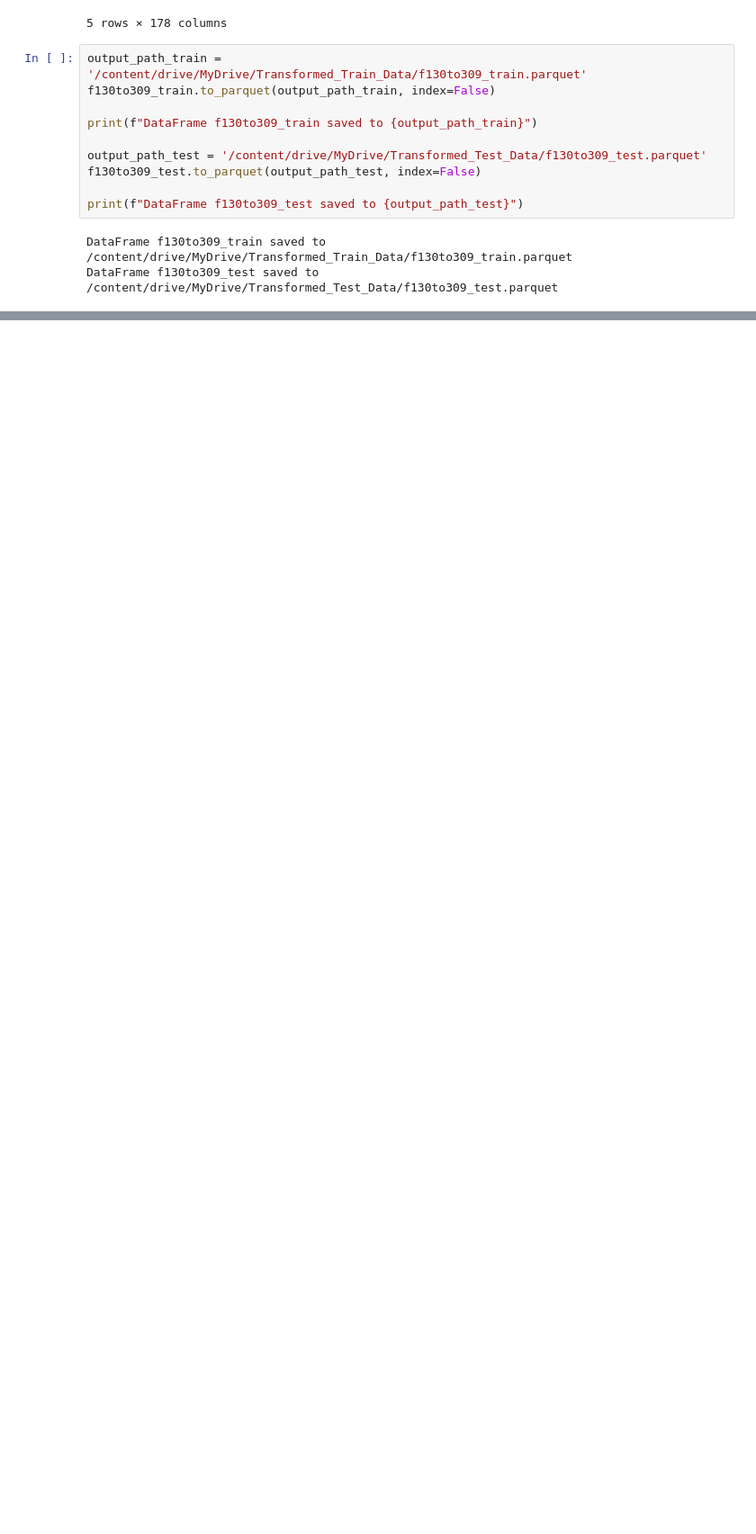
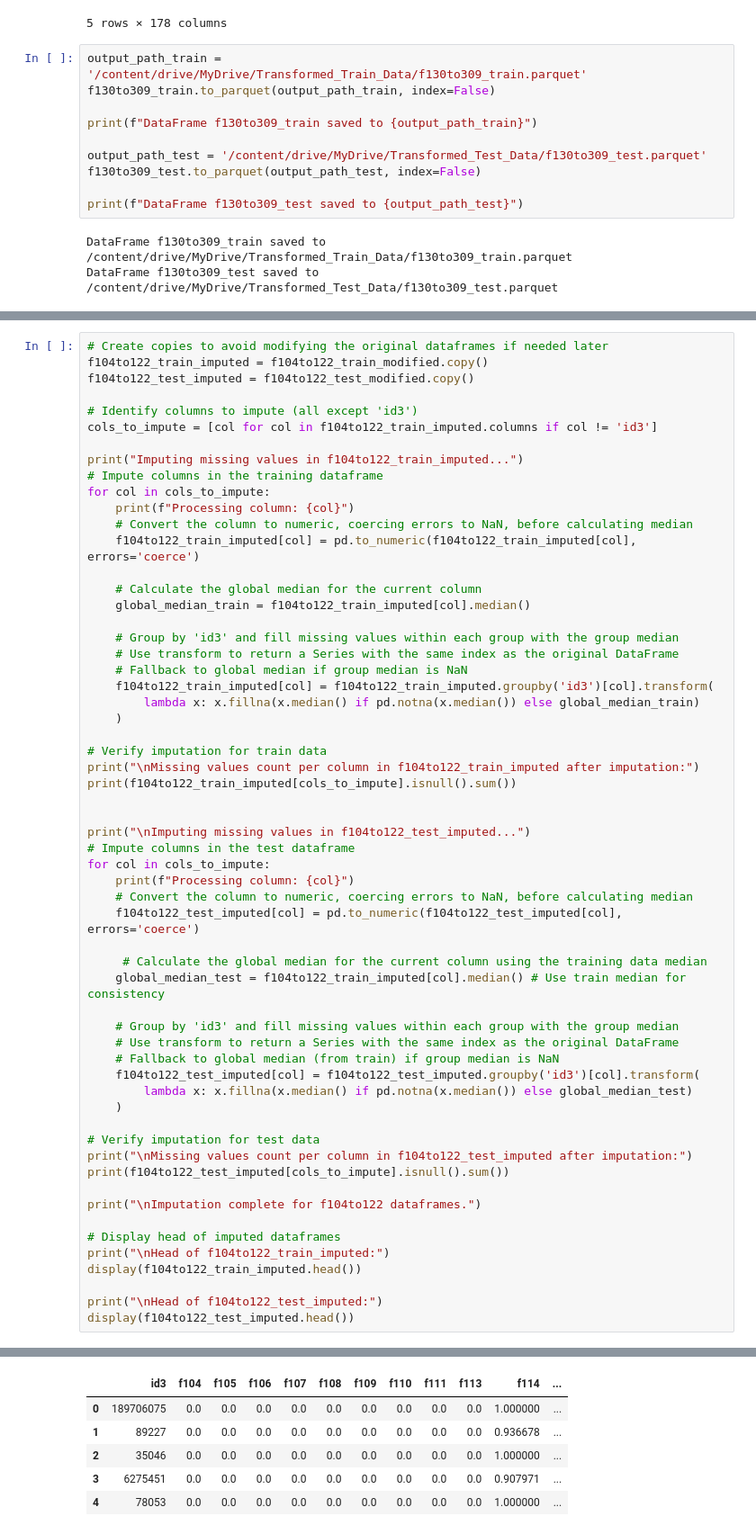
Before and after one commit to rishabh-0042/American_Express_Hackathon_25-2025, a Jupyter notebook: Feature_Engineering4.2.ipynb, the cells around one changed output, grey strips where cells are left out. Shown at 90% size. Saved outputs shown, nothing was run; the diff lists cells and outputs as text; blank space fills up the shorter version.

```diff
--- a/Feature_Engineering4.2.ipynb
+++ b/Feature_Engineering4.2.ipynb
@@ -1147,0 +1331,60 @@ DataFrame f130to309_test saved to /content/drive/MyDrive/Transformed_Test_Data/f
+# %%
+# Create copies to avoid modifying the original dataframes if needed later
+f104to122_train_imputed = f104to122_train_modified.copy()
+f104to122_test_imputed = f104to122_test_modified.copy()
+
+# Identify columns to impute (all except 'id3')
+cols_to_impute = [col for col in f104to122_train_imputed.columns if col != 'id3']
+
+print("Imputing missing values in f104to122_train_imputed...")
+# Impute columns in the training dataframe
+for col in cols_to_impute:
+    print(f"Processing column: {col}")
+    # Convert the column to numeric, coercing errors to NaN, before calculating median
+    f104to122_train_imputed[col] = pd.to_numeric(f104to122_train_imputed[col], errors='coerce')
+
+    # Calculate the global median for the current column
+    global_median_train = f104to122_train_imputed[col].median()
+
+    # Group by 'id3' and fill missing values within each group with the group median
+    # Use transform to return a Series with the same index as the original DataFrame
+    # Fallback to global median if group median is NaN
+    f104to122_train_imputed[col] = f104to122_train_imputed.groupby('id3')[col].transform(
+        lambda x: x.fillna(x.median() if pd.notna(x.median()) else global_median_train)
+    )
+
+# Verify imputation for train data
+print("\nMissing values count per column in f104to122_train_imputed after imputation:")
+print(f104to122_train_imputed[cols_to_impute].isnull().sum())
+
+
+print("\nImputing missing values in f104to122_test_imputed...")
+# Impute columns in the test dataframe
+for col in cols_to_impute:
+    print(f"Processing column: {col}")
+    # Convert the column to numeric, coercing errors to NaN, before calculating median
+    f104to122_test_imputed[col] = pd.to_numeric(f104to122_test_imputed[col], errors='coerce')
+
+     # Calculate the global median for the current column using the training data median
+    global_median_test = f104to122_train_imputed[col].median() # Use train median for consistency
+
+    # Group by 'id3' and fill missing values within each group with the group median
+    # Use transform to return a Series with the same index as the original DataFrame
+    # Fallback to global median (from train) if group median is NaN
+    f104to122_test_imputed[col] = f104to122_test_imputed.groupby('id3')[col].transform(
+        lambda x: x.fillna(x.median() if pd.notna(x.median()) else global_median_test)
+    )
+
+# Verify imputation for test data
+print("\nMissing values count per column in f104to122_test_imputed after imputation:")
+print(f104to122_test_imputed[cols_to_impute].isnull().sum())
+
+print("\nImputation complete for f104to122 dataframes.")
+
+# Display head of imputed dataframes
+print("\nHead of f104to122_train_imputed:")
+display(f104to122_train_imputed.head())
+
+print("\nHead of f104to122_test_imputed:")
+display(f104to122_test_imputed.head())
+# %% [output]
@@ -1147,0 +1408,6 @@ DataFrame f130to309_test saved to /content/drive/MyDrive/Transformed_Test_Data/f
+|  | id3 | f104 | f105 | f106 | f107 | f108 | f109 | f110 | f111 | f113 | f114 | ... |
+| 0 | 189706075 | 0.0 | 0.0 | 0.0 | 0.0 | 0.0 | 0.0 | 0.0 | 0.0 | 0.0 | 1.000000 | ... |
+| 1 | 89227 | 0.0 | 0.0 | 0.0 | 0.0 | 0.0 | 0.0 | 0.0 | 0.0 | 0.0 | 0.936678 | ... |
+| 2 | 35046 | 0.0 | 0.0 | 0.0 | 0.0 | 0.0 | 0.0 | 0.0 | 0.0 | 0.0 | 1.000000 | ... |
+| 3 | 6275451 | 0.0 | 0.0 | 0.0 | 0.0 | 0.0 | 0.0 | 0.0 | 0.0 | 0.0 | 0.907971 | ... |
+| 4 | 78053 | 0.0 | 0.0 | 0.0 | 0.0 | 0.0 | 0.0 | 0.0 | 0.0 | 0.0 | 1.000000 | ... |
```
Also changed, not shown: parts of 16 cells of this notebook.
